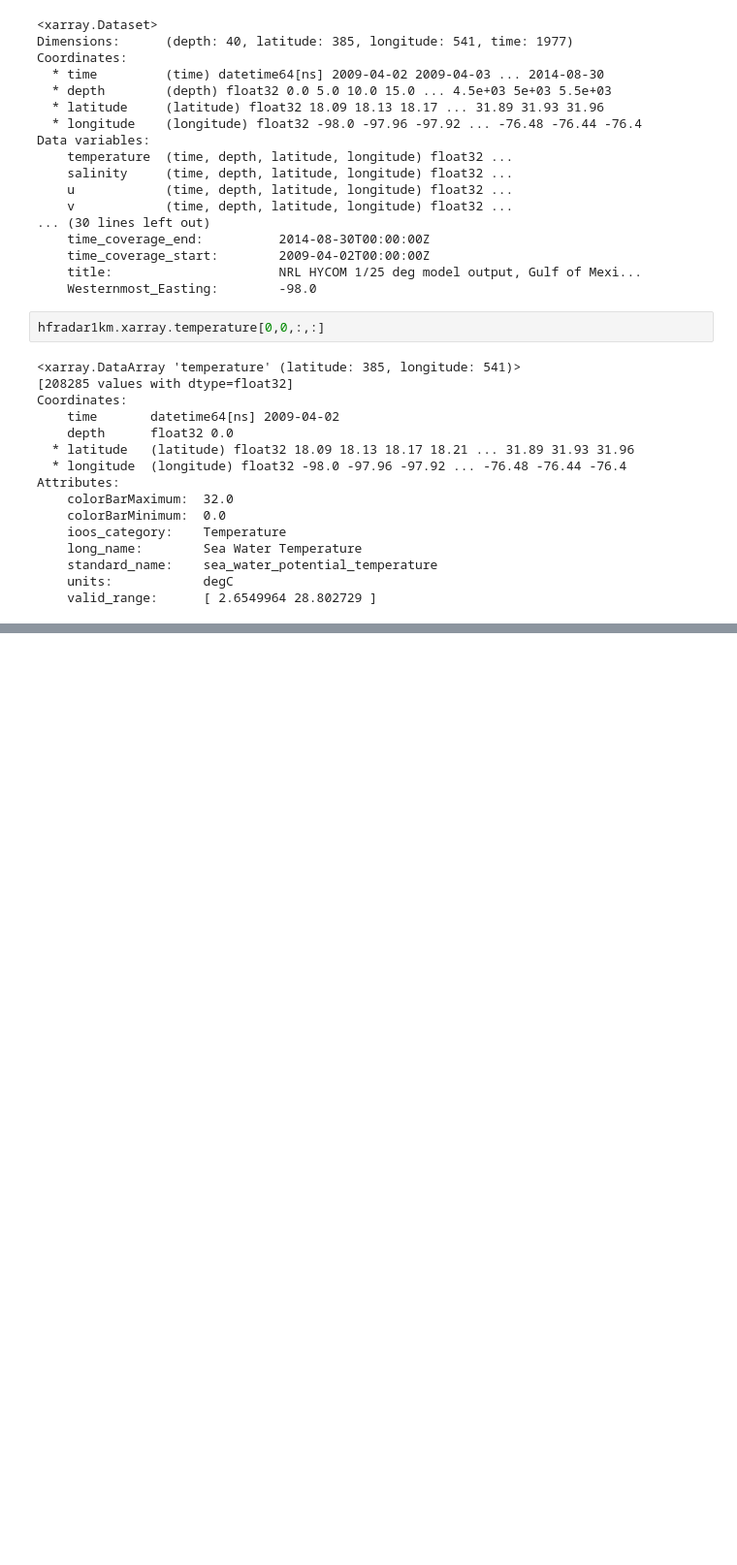
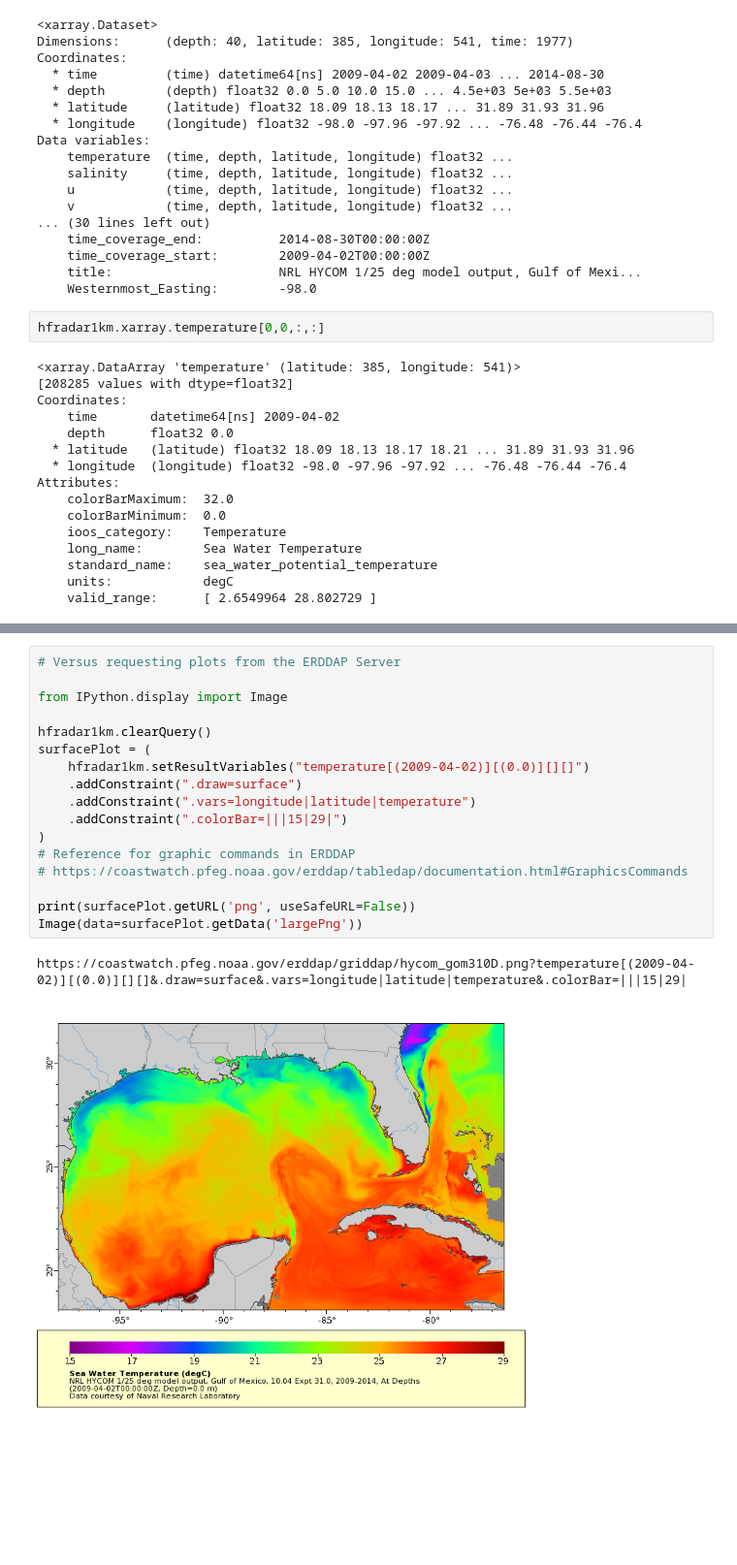
Before and after one commit to hmedrano/erddap-python, a Jupyter notebook: notebooks/Griddap-demo.ipynb, the cells around one changed output, grey strips where cells are left out. Shown at 97% size. Drawn from its saved outputs; the diff is of its cells as text; blank space fills up the shorter version.

```diff
--- a/notebooks/Griddap-demo.ipynb
+++ b/notebooks/Griddap-demo.ipynb
@@ -114,0 +141,20 @@ hfradar1km.xarray.temperature[0,0,:,:].plot(vmin=15,vmax=32)
+# %%
+# Versus requesting plots from the ERDDAP Server
+
+from IPython.display import Image
+
+hfradar1km.clearQuery()
+surfacePlot = (
+    hfradar1km.setResultVariables("temperature[(2009-04-02)][(0.0)][][]")
+    .addConstraint(".draw=surface")
+    .addConstraint(".vars=longitude|latitude|temperature")
+    .addConstraint(".colorBar=|||15|29|")
+)
+# Reference for graphic commands in ERDDAP
+# https://coastwatch.pfeg.noaa.gov/erddap/tabledap/documentation.html#GraphicsCommands
+
+print(surfacePlot.getURL('png', useSafeURL=False))
+Image(data=surfacePlot.getData('largePng'))
+# %% [output]
+https://coastwatch.pfeg.noaa.gov/erddap/griddap/hycom_gom310D.png?temperature[(2009-04-02)][(0.0)][][]&.draw=surface&.vars=longitude|latitude|temperature&.colorBar=|||15|29|
+[figure, added]
```
Also changed, not shown: parts of 7 cells of this notebook, 2 other files.
